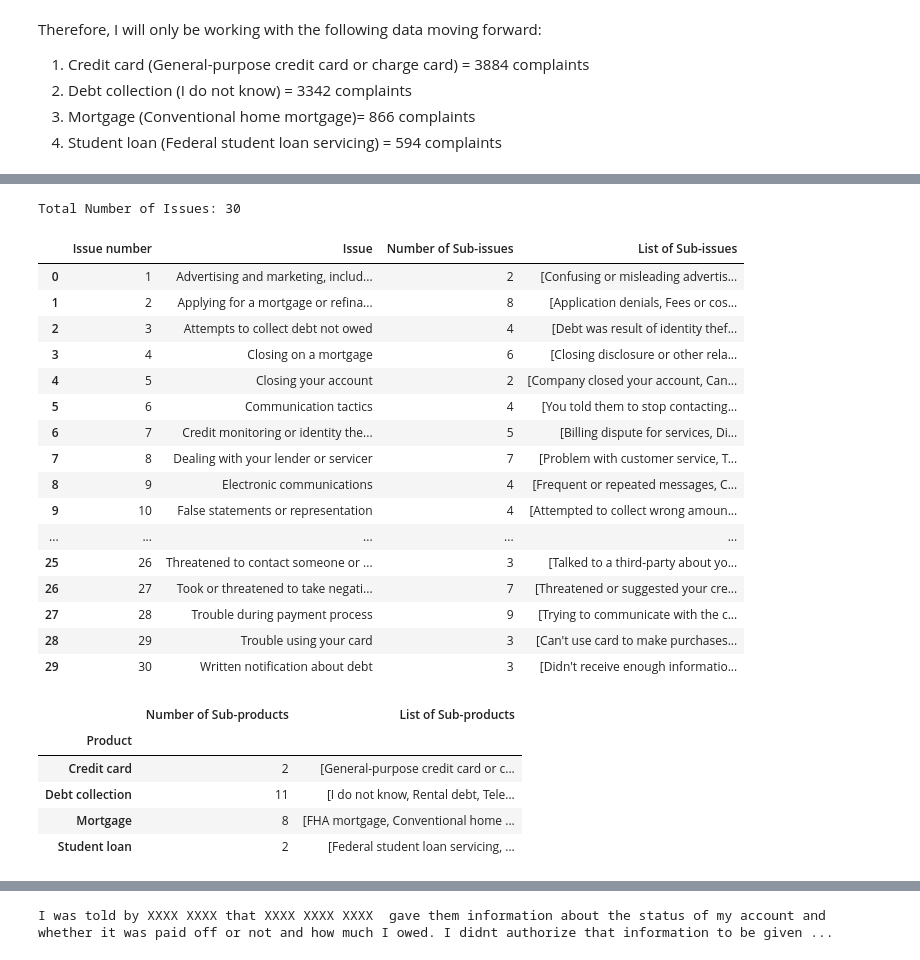
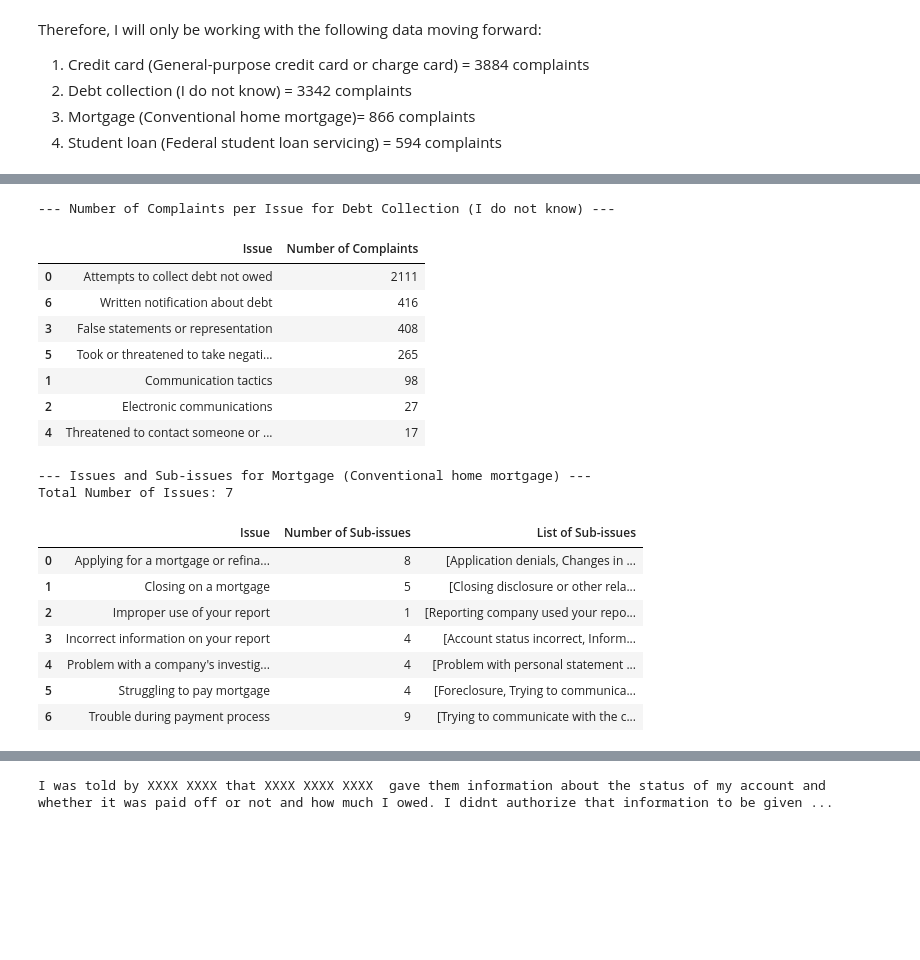
Before and after one commit to melaniedaniel7/CFPB-Text-Analysis-Using-NLP-Techniques, a Jupyter notebook: Text_Cleaning.ipynb, the cells around one changed output, grey strips where cells are left out. Cells and saved outputs as stored; diff of their text form; code cells hidden in the pictures; blank space fills up the shorter version.

```diff
--- a/Text_Cleaning.ipynb
+++ b/Text_Cleaning.ipynb
@@ -103,42 +233,32 @@ Therefore, I will only be working with the following data moving forward:
+# %%
+print("\n--- Number of Complaints per Issue for Debt Collection (I do not know) ---")
+debt_collection_issues_complaint_count = debt_collection_df.groupby('Issue').size().reset_index(name='Number of Complaints')
+display(debt_collection_issues_complaint_count.sort_values(by='Number of Complaints', ascending=False))
+# %% [output]
+--- Number of Complaints per Issue for Debt Collection (I do not know) ---
+|  | Issue | Number of Complaints |
+| 0 | Attempts to collect debt not owed | 2111 |
+| 6 | Written notification about debt | 416 |
+| 3 | False statements or representation | 408 |
+| 5 | Took or threatened to take negati... | 265 |
+| 1 | Communication tactics | 98 |
+| 2 | Electronic communications | 27 |
+| 4 | Threatened to contact someone or ... | 17 |
 # %%
-# Sort the data
-
-# Sorting the prioritised data by issue and sub-issue
-grouped_issues = df.groupby('Issue')['Sub-issue'].agg(['nunique', lambda x: x.unique().tolist()])
-grouped_issues.columns = ['Number of Sub-issues', 'List of Sub-issues']
-print(f"Total Number of Issues: {len(grouped_issues)}")
-
-grouped_issues = grouped_issues.reset_index()
-grouped_issues.insert(0, 'Issue number', range(1, 1 + len(grouped_issues)))
-
-display(grouped_issues)
+# Issues and Sub-issues for Mortgage (Conventional home mortgage)
+print("\n--- Issues and Sub-issues for Mortgage (Conventional home mortgage) ---")
+grouped_mortgage_issues = mortgage_df.groupby('Issue')['Sub-issue'].agg(['nunique', lambda x: x.unique().tolist()])
+grouped_mortgage_issues.columns = ['Number of Sub-issues', 'List of Sub-issues']
+print(f"Total Number of Issues: {len(grouped_mortgage_issues)}")
+display(grouped_mortgage_issues.reset_index())
 # %% [output]
-Total Number of Issues: 30
+--- Issues and Sub-issues for Mortgage (Conventional home mortgage) ---
+Total Number of Issues: 7
-|  | Issue number | Issue | Number of Sub-issues | List of Sub-issues |
-| 0 | 1 | Advertising and marketing, includ... | 2 | [Confusing or misleading advertis... |
-| 1 | 2 | Applying for a mortgage or refina... | 8 | [Application denials, Fees or cos... |
-| 2 | 3 | Attempts to collect debt not owed | 4 | [Debt was result of identity thef... |
-| 3 | 4 | Closing on a mortgage | 6 | [Closing disclosure or other rela... |
-| 4 | 5 | Closing your account | 2 | [Company closed your account, Can... |
-| 5 | 6 | Communication tactics | 4 | [You told them to stop contacting... |
-| 6 | 7 | Credit monitoring or identity the... | 5 | [Billing dispute for services, Di... |
-| 7 | 8 | Dealing with your lender or servicer | 7 | [Problem with customer service, T... |
-| 8 | 9 | Electronic communications | 4 | [Frequent or repeated messages, C... |
-| 9 | 10 | False statements or representation | 4 | [Attempted to collect wrong amoun... |
-| ... | ... | ... | ... | ... |
-| 25 | 26 | Threatened to contact someone or ... | 3 | [Talked to a third-party about yo... |
-| 26 | 27 | Took or threatened to take negati... | 7 | [Threatened or suggested your cre... |
-| 27 | 28 | Trouble during payment process | 9 | [Trying to communicate with the c... |
-| 28 | 29 | Trouble using your card | 3 | [Can't use card to make purchases... |
-| 29 | 30 | Written notification about debt | 3 | [Didn't receive enough informatio... |
+|  | Issue | Number of Sub-issues | List of Sub-issues |
+| 0 | Applying for a mortgage or refina... | 8 | [Application denials, Changes in ... |
+| 1 | Closing on a mortgage | 5 | [Closing disclosure or other rela... |
+| 2 | Improper use of your report | 1 | [Reporting company used your repo... |
+| 3 | Incorrect information on your report | 4 | [Account status incorrect, Inform... |
+| 4 | Problem with a company's investig... | 4 | [Problem with personal statement ... |
+| 5 | Struggling to pay mortgage | 4 | [Foreclosure, Trying to communica... |
+| 6 | Trouble during payment process | 9 | [Trying to communicate with the c... |
-# %%
-grouped_products = df.groupby('Product')['Sub-product'].agg(['nunique', lambda x: x.unique().tolist()])
-grouped_products.columns = ['Number of Sub-products', 'List of Sub-products']
-display(grouped_products)
-# %% [output]
-|  | Number of Sub-products | List of Sub-products |
-| Product |  |  |
-| Credit card | 2 | [General-purpose credit card or c... |
-| Debt collection | 11 | [I do not know, Rental debt, Tele... |
-| Mortgage | 8 | [FHA mortgage, Conventional home ... |
-| Student loan | 2 | [Federal student loan servicing, ... |
```
Also changed, not shown: parts of 14 cells of this notebook.
